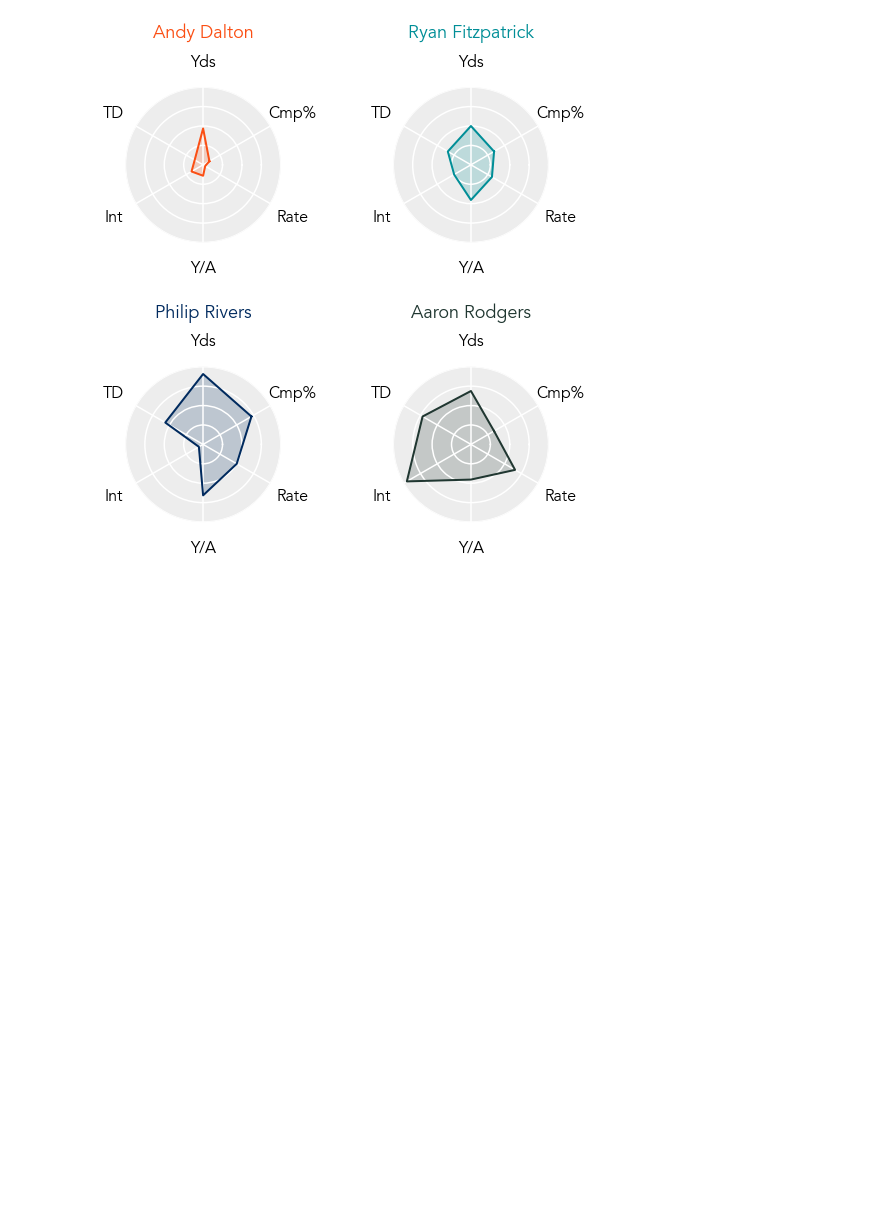
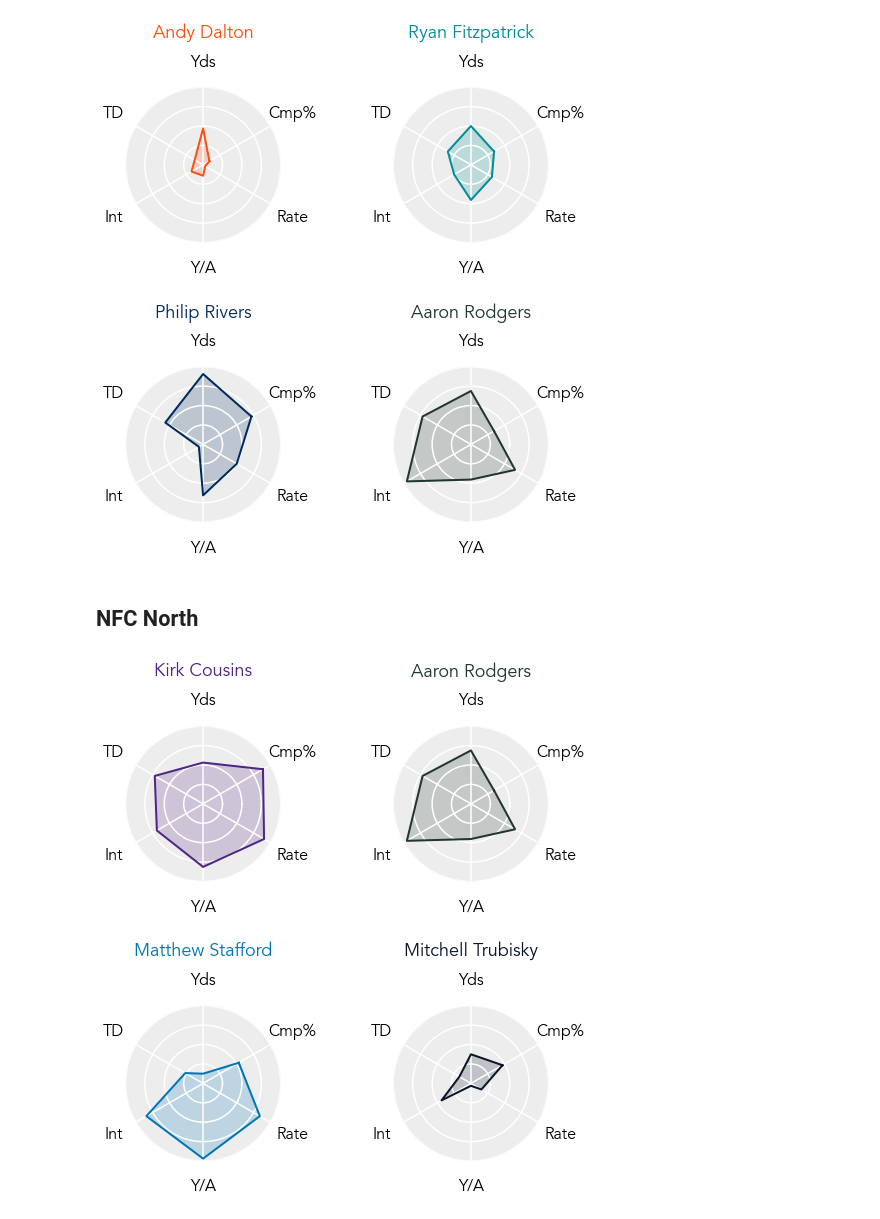
Before and after one commit to naveenv92/medium-articles, a Jupyter notebook: nfl-stats.ipynb, the cells around one changed output. Saved outputs shown, nothing was run; the diff lists cells and outputs as text; code cells hidden in the pictures; blank space fills up the shorter version.

```diff
--- a/nfl-stats.ipynb
+++ b/nfl-stats.ipynb
@@ -323,3 +323,34 @@ ax4 = create_radar_chart(ax4, angles, gnb_data, team_colors['GNB'])
 plt.show()
 # %% [output]
 [figure]
+# %% [markdown]
+## NFC North
+# %%
+# NFC North
+# Create figure
+fig = plt.figure(figsize=(8, 8), facecolor='white')
+
+# Add subplots
+ax1 = fig.add_subplot(221, projection='polar', facecolor='#ededed')
+ax2 = fig.add_subplot(222, projection='polar', facecolor='#ededed')
+ax3 = fig.add_subplot(223, projection='polar', facecolor='#ededed')
+ax4 = fig.add_subplot(224, projection='polar', facecolor='#ededed')
+
+# Adjust space between subplots
+plt.subplots_adjust(hspace=0.8, wspace=0.5)
+
+# Get QB data
+min_data = get_qb_data(data_radar_filtered, 'MIN')
+gnb_data = get_qb_data(data_radar_filtered, 'GNB')
+det_data = get_qb_data(data_radar_filtered, 'DET')
+chi_data = get_qb_data(data_radar_filtered, 'CHI')
+
+# Plot QB data
+ax1 = create_radar_chart(ax1, angles, min_data, team_colors['MIN'])
+ax2 = create_radar_chart(ax2, angles, gnb_data, team_colors['GNB'])
+ax3 = create_radar_chart(ax3, angles, det_data, team_colors['DET'])
+ax4 = create_radar_chart(ax4, angles, chi_data, team_colors['CHI'])
+
+plt.show()
+# %% [output]
+[figure, added]
```
Also changed, not shown: parts of 12 cells of this notebook.
